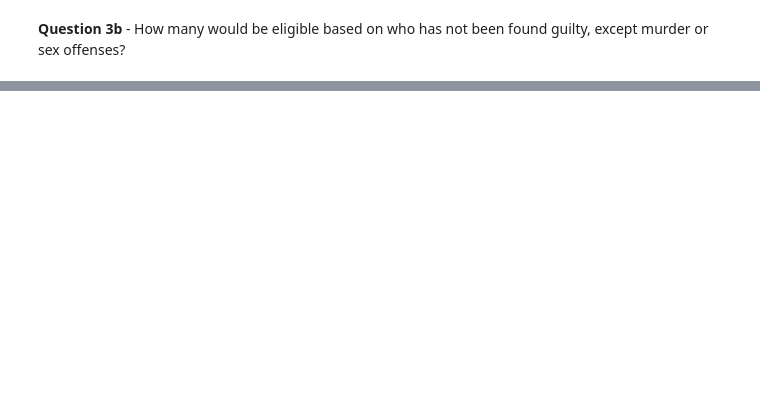
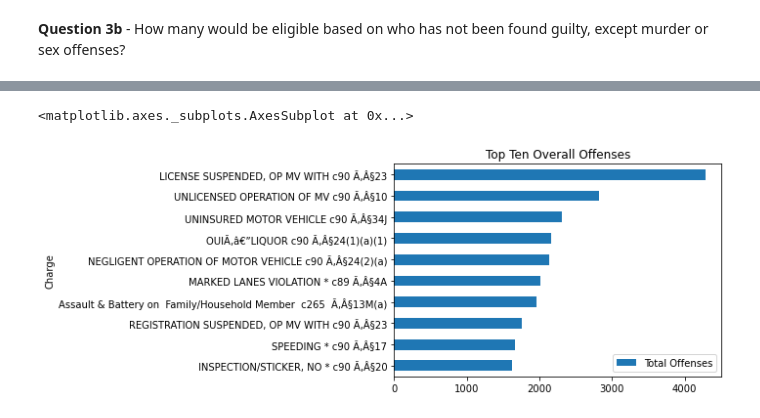
Before and after one commit to codeforboston/clean-slate-data, a Jupyter notebook: analyses/notebooks/How many expungable.ipynb, the cells around one changed output, grey strips where cells are left out. Drawn from its saved outputs; the diff is of its cells as text; code cells hidden in the pictures; blank space fills up the shorter version.

```diff
--- a/analyses/notebooks/How many expungable.ipynb
+++ b/analyses/notebooks/How many expungable.ipynb
@@ -656,0 +579,7 @@ There are 1207 people with charges eligible for expungement in the NW district o
+# %%
+# TOP TEN ADULT OFFENSES
+adult_offenses = nw[(~nw['Age at Offense'].isnull()) & (nw['Age at Offense']>=21)].groupby(['Charge'])['Charge'].count().reset_index(name='Total Offenses').sort_values(['Total Offenses'], ascending=False)
+adult_offenses.head(10).sort_values(['Total Offenses'], ascending=True).plot.barh(x='Charge', title='Top Ten Overall Offenses')
+# %% [output]
+<matplotlib.axes._subplots.AxesSubplot at 0x...>
+[figure, added]
```
Also changed, not shown: parts of 27 cells of this notebook.
